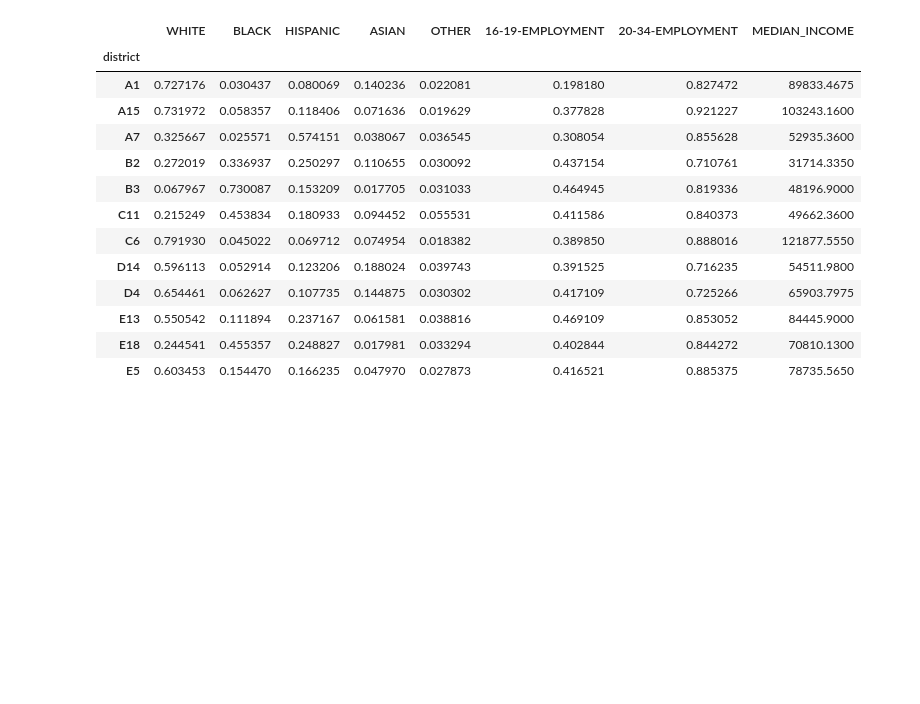
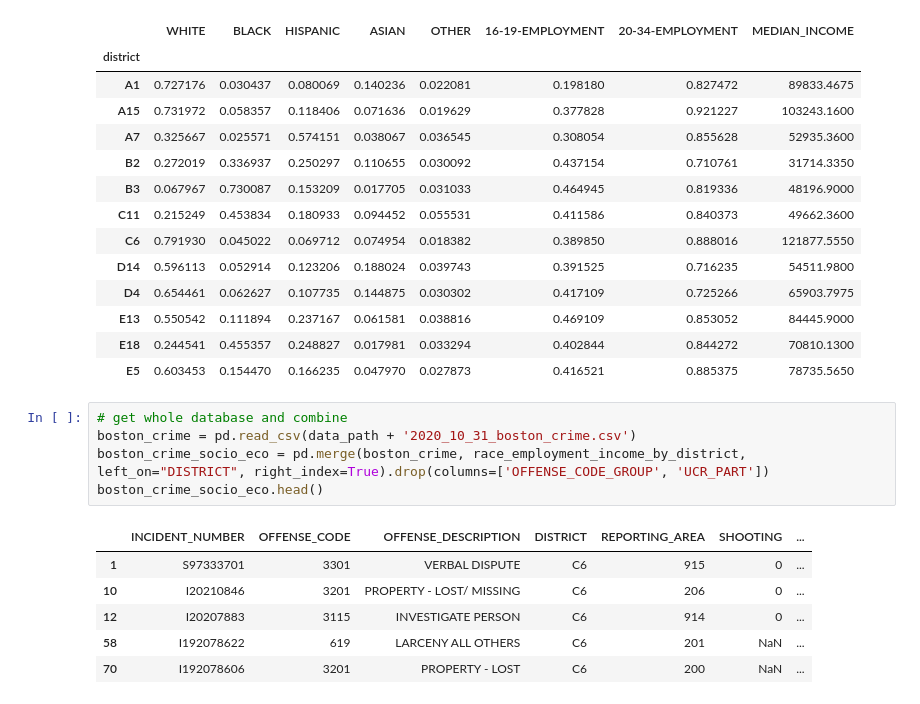
Before and after one commit to YolandaMDavis/cs109a-fall2020, a Jupyter notebook: Boston_Covid_Analysis_plus_Socio_Eco.ipynb, the cells around one changed output. Saved outputs shown, nothing was run; the diff lists cells and outputs as text; blank space fills up the shorter version.

Commit message:
Updates to use all data, not just 2020

```diff
--- a/Boston_Covid_Analysis_plus_Socio_Eco.ipynb
+++ b/Boston_Covid_Analysis_plus_Socio_Eco.ipynb
@@ -328,4 +336,16 @@ race_employment_income_by_district
 | E13 | 0.550542 | 0.111894 | 0.237167 | 0.061581 | 0.038816 | 0.469109 | 0.853052 | 84445.9000 |
 | E18 | 0.244541 | 0.455357 | 0.248827 | 0.017981 | 0.033294 | 0.402844 | 0.844272 | 70810.1300 |
 | E5 | 0.603453 | 0.154470 | 0.166235 | 0.047970 | 0.027873 | 0.416521 | 0.885375 | 78735.5650 |
+# %%
+# get whole database and combine
+boston_crime = pd.read_csv(data_path + '2020_10_31_boston_crime.csv')
+boston_crime_socio_eco = pd.merge(boston_crime, race_employment_income_by_district, left_on="DISTRICT", right_index=True).drop(columns=['OFFENSE_CODE_GROUP', 'UCR_PART'])
+boston_crime_socio_eco.head()
+# %% [output]
+|  | INCIDENT_NUMBER | OFFENSE_CODE | OFFENSE_DESCRIPTION | DISTRICT | REPORTING_AREA | SHOOTING | ... |
+| 1 | S97333701 | 3301 | VERBAL DISPUTE | C6 | 915 | 0 | ... |
+| 10 | I20210846 | 3201 | PROPERTY - LOST/ MISSING | C6 | 206 | 0 | ... |
+| 12 | I20207883 | 3115 | INVESTIGATE PERSON | C6 | 914 | 0 | ... |
+| 58 | I192078622 | 619 | LARCENY ALL OTHERS | C6 | 201 | NaN | ... |
+| 70 | I192078606 | 3201 | PROPERTY - LOST | C6 | 200 | NaN | ... |
 # %%
```
Also changed, not shown: parts of 5 cells of this notebook.
